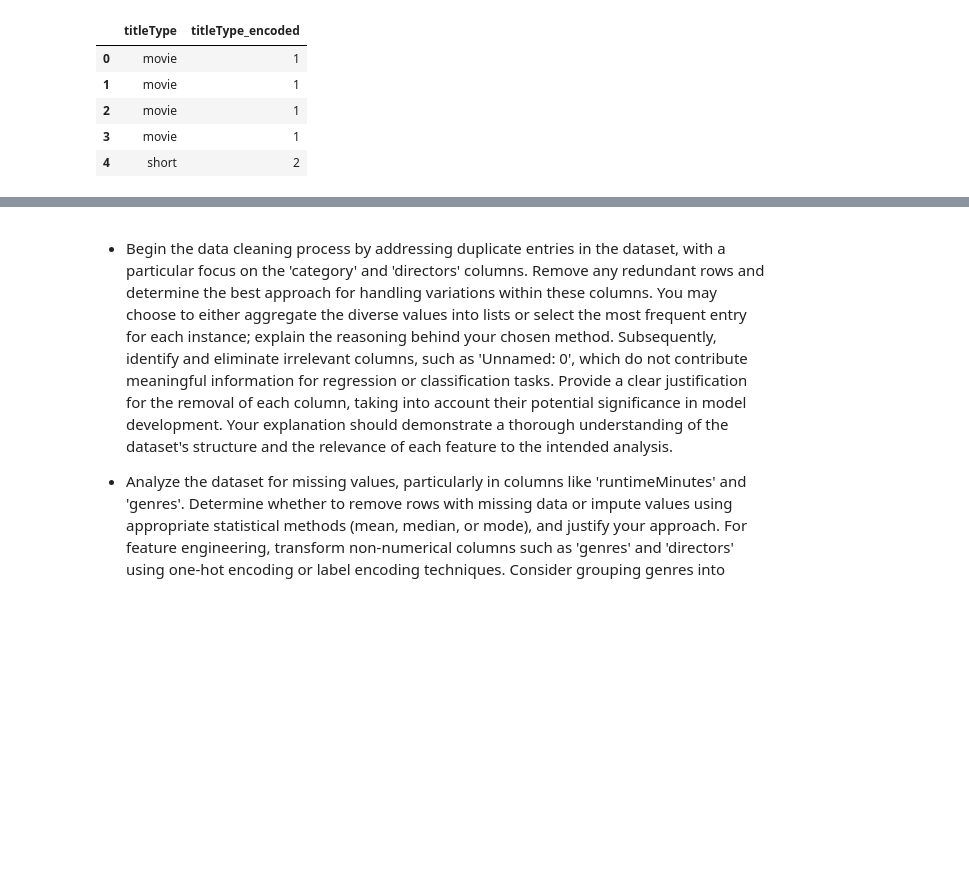
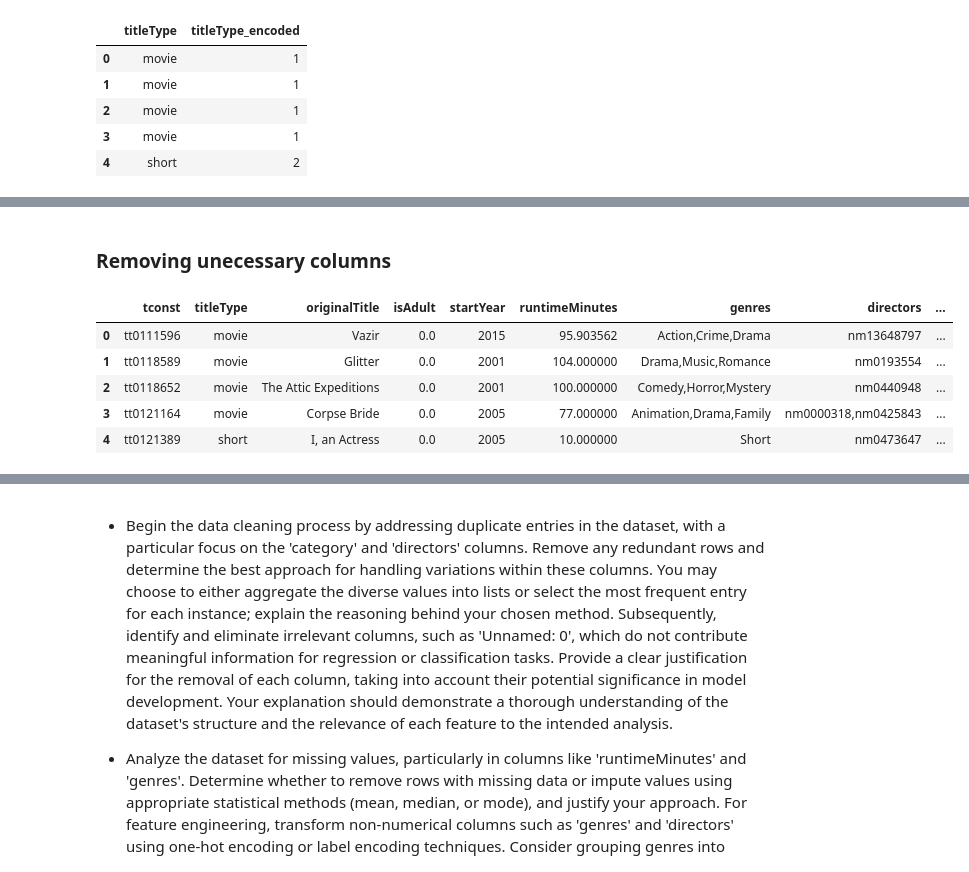
Before and after one commit to gabriel-ferreira-life/546_advanced_business_analytics, a Jupyter notebook: homework/homework_2/MIS5460_F24_HW2.ipynb, the cells around one changed output, grey strips where cells are left out. Saved outputs shown, nothing was run; the diff lists cells and outputs as text; code cells hidden in the pictures; blank space fills up the shorter version.

```diff
--- a/homework/homework_2/MIS5460_F24_HW2.ipynb
+++ b/homework/homework_2/MIS5460_F24_HW2.ipynb
@@ -556,0 +712,11 @@ imdb_grouped[['titleType', 'titleType_encoded']].head()
+# %% [markdown]
+### Removing unecessary columns
+# %%
+imdb_merged.head()
+# %% [output]
+|  | tconst | titleType | originalTitle | isAdult | startYear | runtimeMinutes | genres | directors | ... |
+| 0 | tt0111596 | movie | Vazir | 0.0 | 2015 | 95.903562 | Action,Crime,Drama | nm13648797 | ... |
+| 1 | tt0118589 | movie | Glitter | 0.0 | 2001 | 104.000000 | Drama,Music,Romance | nm0193554 | ... |
+| 2 | tt0118652 | movie | The Attic Expeditions | 0.0 | 2001 | 100.000000 | Comedy,Horror,Mystery | nm0440948 | ... |
+| 3 | tt0121164 | movie | Corpse Bride | 0.0 | 2005 | 77.000000 | Animation,Drama,Family | nm0000318,nm0425843 | ... |
+| 4 | tt0121389 | short | I, an Actress | 0.0 | 2005 | 10.000000 | Short | nm0473647 | ... |
```
Also changed, not shown: parts of 35 cells of this notebook.
